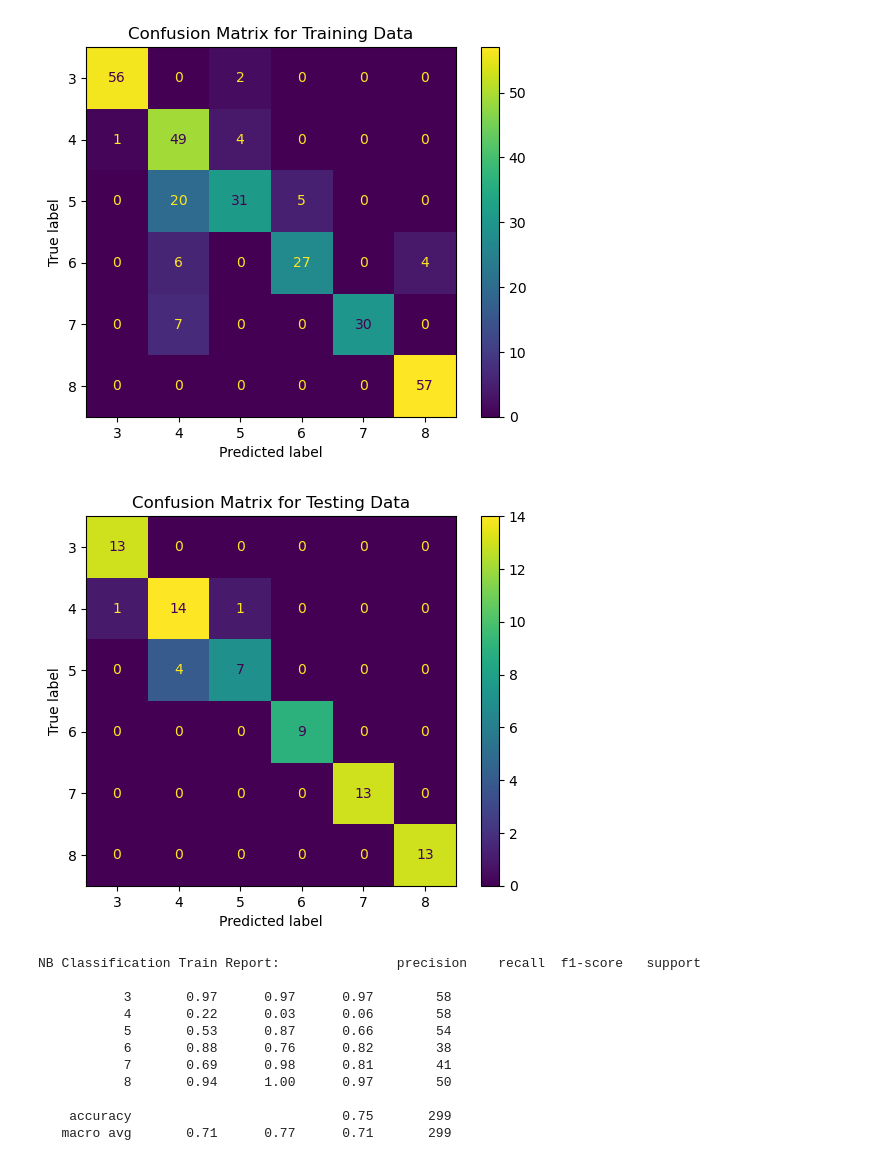
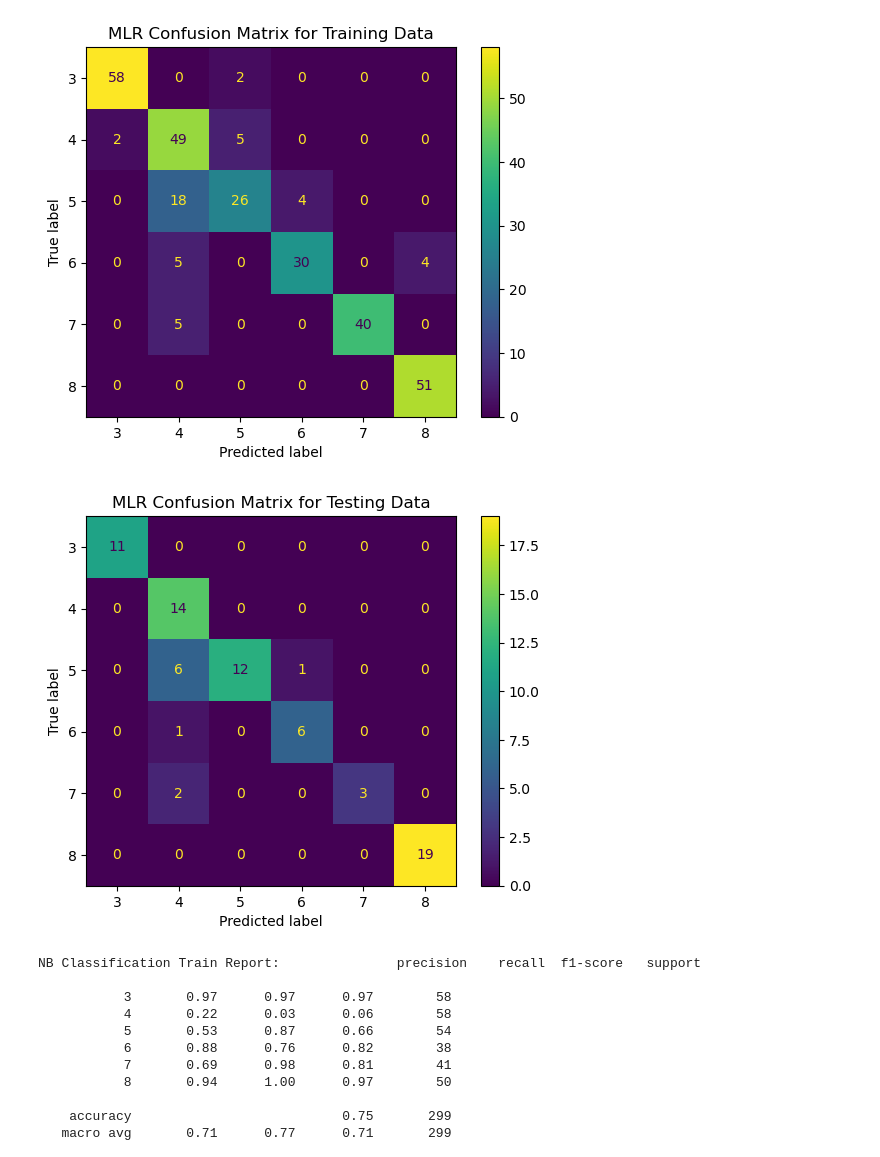
Before and after one commit to ryyu444/ECS-171-Group-Project, a Jupyter notebook: models/models.ipynb, the cells around one changed output. Saved outputs shown, nothing was run; the diff lists cells and outputs as text; code cells hidden in the pictures.

```diff
--- a/models/models.ipynb
+++ b/models/models.ipynb
@@ -170,7 +146,7 @@ y_labels = y.value_counts().index.tolist()
 X_train, X_test, y_train, y_test = train_test_split(X, y, test_size=0.2)
 
 # multinomial regression with cross validation for 10 folds
-multi_logreg = LogisticRegressionCV(cv=10, multi_class='multinomial', solver='lbfgs', max_iter=1000, refit=True)
+multi_logreg = LogisticRegressionCV(cv=10, multi_class='multinomial', solver='lbfgs', max_iter=1500, refit=True)
 multi_logreg.fit(X_train, y_train)
 
 # use multinomial logistic regression to predict on train and test sets
@@ -178,11 +154,11 @@ y_trainPredmulti = multi_logreg.predict(X_train)
 y_testPredmulti = multi_logreg.predict(X_test)
 
 # display accuracy for train and test sets
-print('MLR Training Classification Report:',
+print('MLR Training Classification Report:\n',
       classification_report(y_train, y_trainPredmulti))
 print(f'Accuracy: {accuracy_score(y_train, y_trainPredmulti)}\n')
 
-print('MLR Testing Classification Report:',
+print('MLR Testing Classification Report:\n',
       classification_report(y_test, y_testPredmulti))
 print(f'Accuracy: {accuracy_score(y_test, y_testPredmulti)}')
 
@@ -195,11 +171,11 @@ fig, axes = plt.subplots(1,2,figsize=(20,8))
 axes = axes.flatten()
 disptrain = ConfusionMatrixDisplay.from_predictions(y_train, y_trainPredmulti, ax=axes[0])
 disptrain.plot()
-axes[0].set_title("Confusion Matrix for Training Data")
-plt.title("Confusion Matrix for Training Data")
+axes[0].set_title("MLR Confusion Matrix for Training Data")
+plt.title("MLR Confusion Matrix for Training Data")
 disptest = ConfusionMatrixDisplay.from_predictions(y_test, y_testPredmulti, ax=axes[1])
 disptest.plot()
-axes[1].set_title("Confusion Matrix for Testing Data")
-plt.title("Confusion Matrix for Testing Data")
+axes[1].set_title("MLR Confusion Matrix for Testing Data")
+plt.title("MLR Confusion Matrix for Testing Data")
 plt.show()
 # %% [output]
@@ -231,5 +200,5 @@ Accuracy: 0.92
-[figure, old version]
+[figure, new version]
-[figure, old version]
+[figure, new version]
 # %%
 # naive bayes classification
 
```
Also changed, not shown: parts of 6 cells of this notebook.
